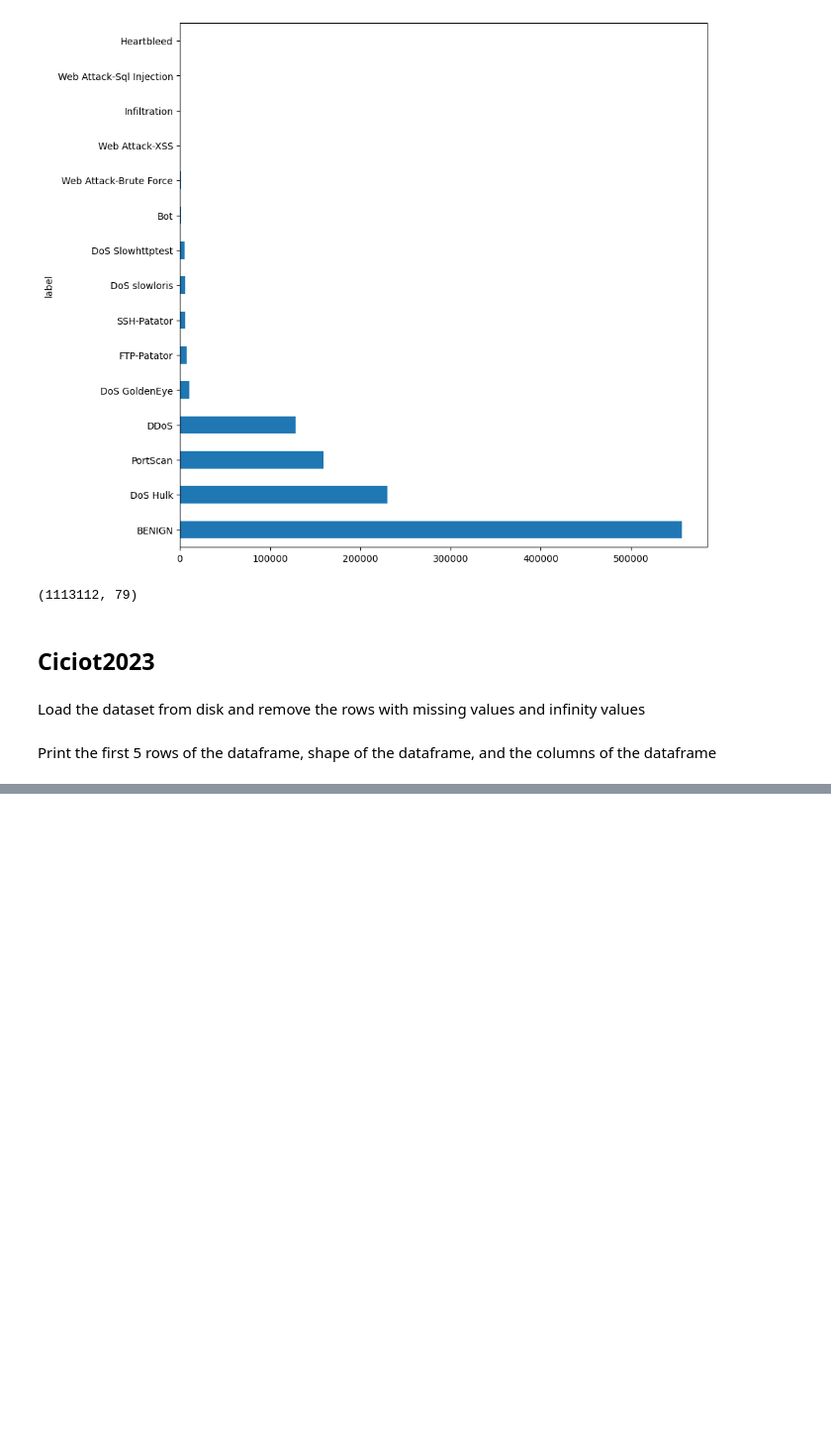
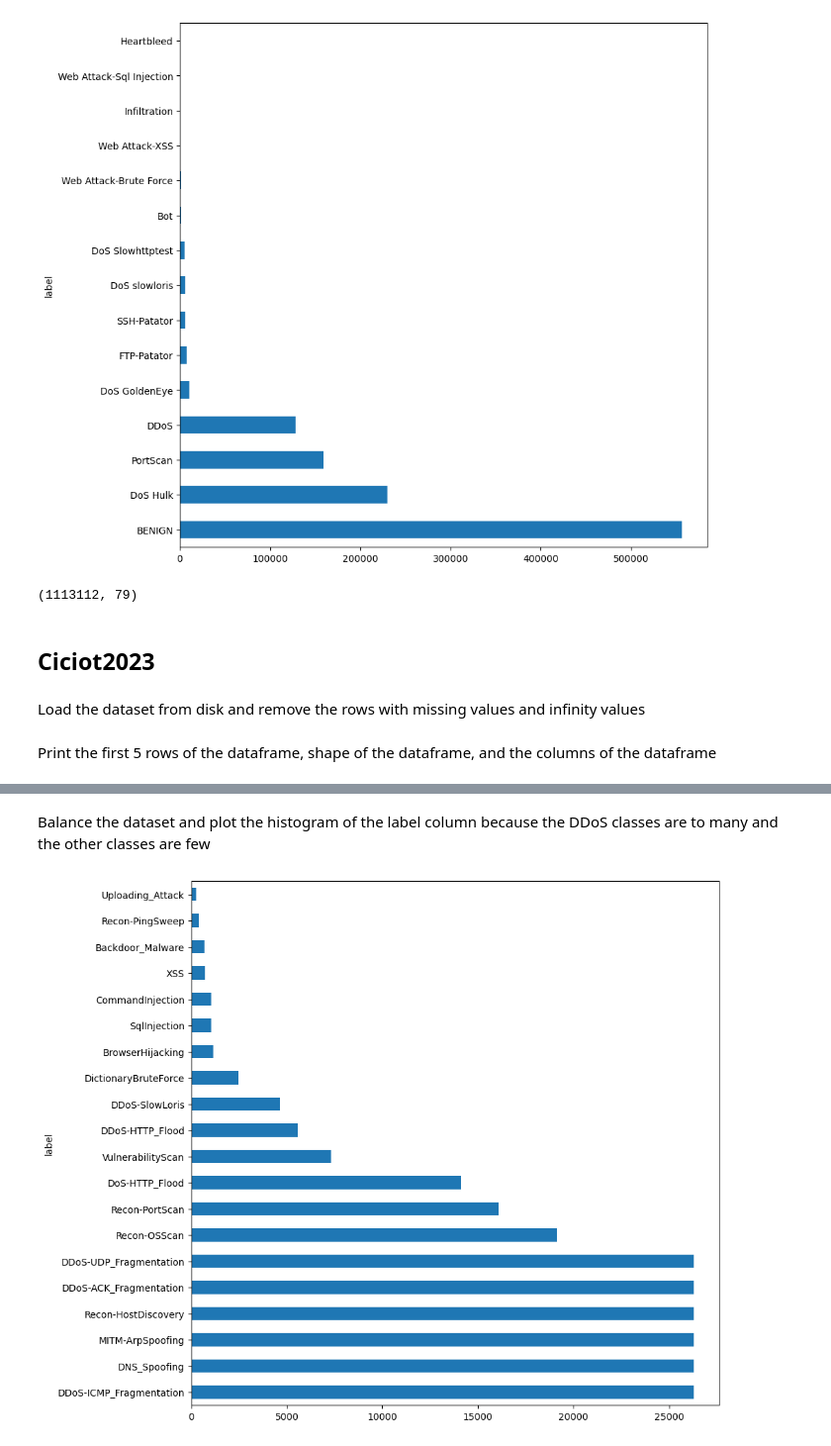
Before and after one commit to digesaremarco/confrontoDataset, a Jupyter notebook: confronto.ipynb, the cells around one changed output, grey strips where cells are left out. Shown: that part at 99% size. Saved outputs shown, nothing was run; the diff lists cells and outputs as text; code cells hidden in the pictures; blank space fills up the shorter version.

```diff
--- a/confronto.ipynb
+++ b/confronto.ipynb
@@ -171,0 +248,19 @@ print(dataframe.columns)
+# %% [markdown]
+Balance the dataset and plot the histogram of the label column because the DDoS classes are to many and the other classes are few
+# %%
+# balance the dataset
+# Separate classes
+majority_classes = ["DDoS-ICMP_Fragmentation", "MITM-ArpSpoofing", "DDoS-UDP_Fragmentation", "DDoS-ACK_Fragmentation", "DNS_Spoofing"]
+minority_classes = ["Recon-HostDiscovery", "Recon-OSScan", "Recon-PortScan", "DoS-HTTP_Flood", "VulnerabilityScan", "DDoS-HTTP_Flood", "DDoS-SlowLoris", "DictionaryBruteForce", "BrowserHijacking", "SqlInjection", "CommandInjection", "XSS", "Backdoor_Malware", "Recon-PingSweep", "Uploading_Attack"]
+
+# Sample majority classes to match minority class sizes
+majority_downsampled = pd.concat([dataframe[dataframe['label'] == cls].sample(n=max(1, len(dataframe[dataframe['label'] == minority_classes[0]])), random_state=42) for cls in majority_classes])
+
+# Combine downsampled majority classes with minority classes
+balanced_dataframe = pd.concat([majority_downsampled, dataframe[dataframe['label'].isin(minority_classes)]])
+
+# Plot histogram of the label column
+balanced_dataframe['label'].value_counts().plot(kind='barh', figsize=(10, 10))
+plt.show()
+# %% [output]
+[figure, added]
```
Also changed, not shown: parts of 8 cells of this notebook.
